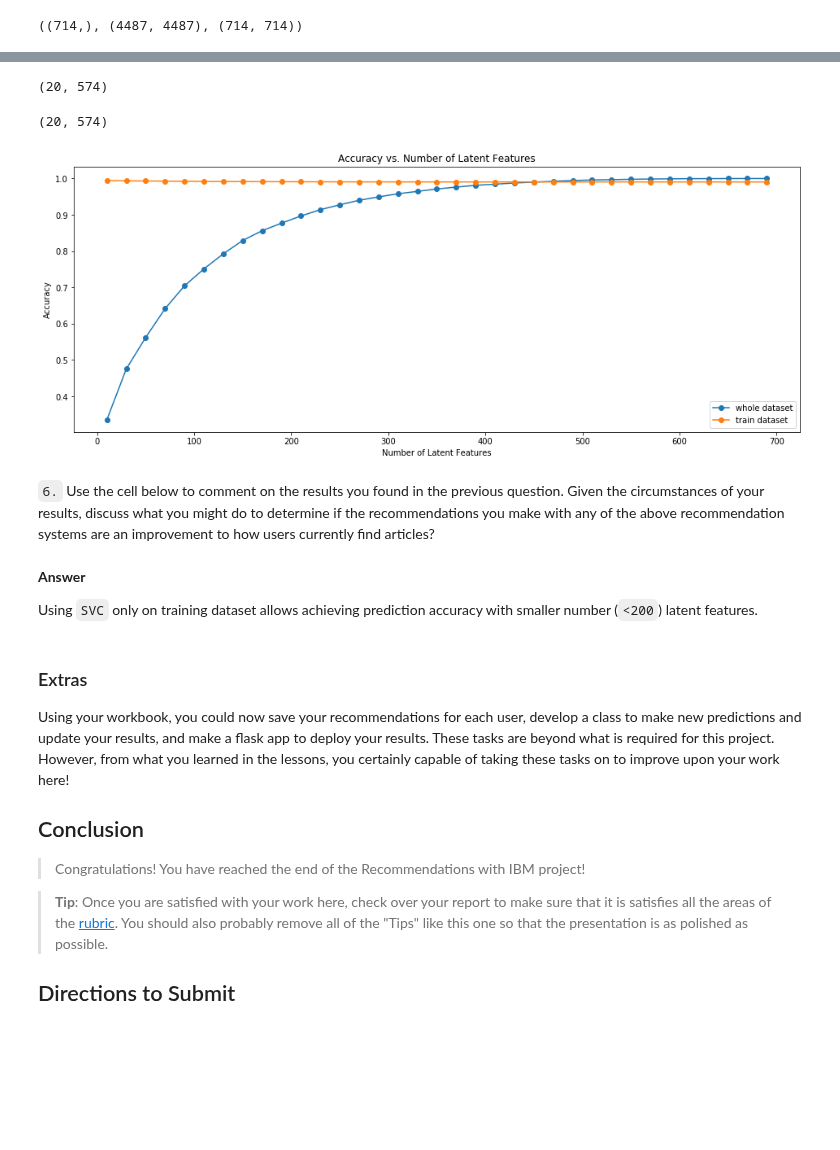
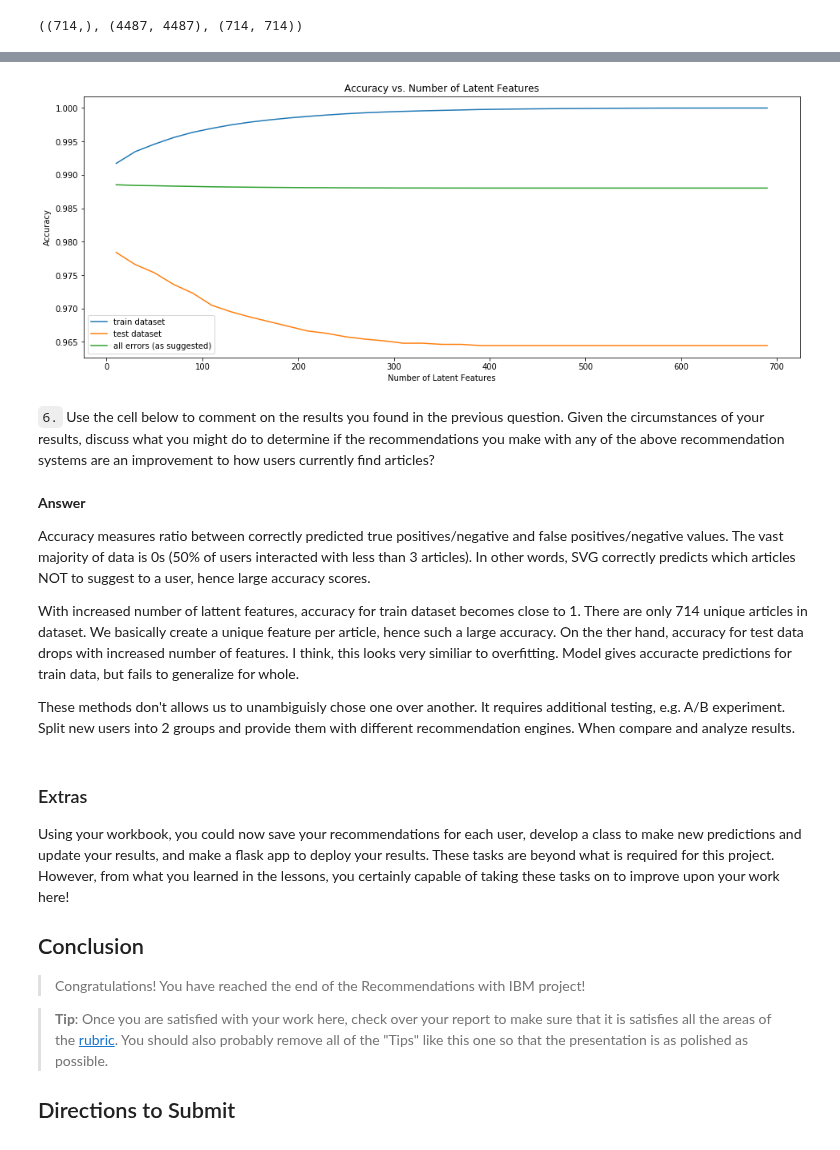
Before and after one commit to TK-Problem/nano_degree_DS, a Jupyter notebook: Experimental_Design/Project/Recommendations_with_IBM.ipynb, the cells around one changed output, grey strips where cells are left out. Drawn from its saved outputs; the diff is of its cells as text; code cells hidden in the pictures; blank space fills up the shorter version.

Commit message:
Recommendation engine second submission

```diff
--- a/Experimental_Design/Project/Recommendations_with_IBM.ipynb
+++ b/Experimental_Design/Project/Recommendations_with_IBM.ipynb
@@ -955,56 +859,0 @@ u_train[:, :k].shape
-# %%
-user_item_est = np.around(np.dot(np.dot(u_train_n[common_users, :], s_train_n), vt_train_n[:,common_articles]))
-user_item_est.shape
-# %% [output]
-(20, 574)
-# %%
-# user_item_test.shape
-# user_item_test.iloc[common_users]
-# common_users
-common_idx = list(np.array(list(common_users))+1)
-user_item_test.loc[user_item_test.index.isin(common_idx)]
-
-# user_item_test.shape
-# %% [output]
-(20, 574)
-# %%
-# get users which are in user_item_trains and can are found in test_idx
-common_users = set(user_item_train.index).intersection(set(test_idx))
-# substract one because Python enumerates positions from 0 not 1
-common_users = list(np.array(list(common_users))-1)
-# common indeces for extracting rows from user_item_test DataFrame
-common_idx = list(np.array(list(common_users))+1)
-
-# Get the column_ids of the user_item_train which are found in test_arts
-common_articles = np.isin(user_item_train['title'].columns, test_arts)
-
-
-
-# Use these cells to see how well you can use the training
-# decomposition to predict on test data
-sum_errs_2 = []
-
-for k in num_latent_feats:
-    # restructure with k latent features
-    s_train_n, u_train_n, vt_train_n = np.diag(s_train[:k]), u_train[:, :k], vt_train[:k, :]
-
-    # take dot product
-    user_item_est = np.around(np.dot(np.dot(u_train_n[common_users, :], s_train_n), vt_train_n[:,common_articles]))
-
-    # compute error for each prediction to actual value
-    diffs = np.subtract(user_item_test.loc[user_item_test.index.isin(common_idx)], user_item_est)
-
-    # total errors and keep track of them
-    err = np.sum(np.sum(np.abs(diffs)))
-    sum_errs_2.append(err)
-
-
-plt.figure(figsize=(16, 6))
-plt.plot(num_latent_feats, 1 - np.array(sum_errs)/df.shape[0], 'o-', label='whole dataset');
-plt.plot(num_latent_feats, 1 - np.array(sum_errs_2)/df.shape[0], 'o-', label='train dataset');
-plt.xlabel('Number of Latent Features');
-plt.ylabel('Accuracy');
-plt.title('Accuracy vs. Number of Latent Features');
-plt.legend();
-# %% [output]
-[figure, removed]
@@ -1011,9 +905,24 @@ plt.legend();
+# %%
+plt.figure(figsize=(16, 6))
+plt.plot(num_latent_feats, train_errs, '-', label='train dataset');
+plt.plot(num_latent_feats, test_errs, '-', label='test dataset');
+plt.plot(num_latent_feats, all_errs, '-', label='all errors (as suggested)');
+plt.xlabel('Number of Latent Features');
+plt.ylabel('Accuracy');
+plt.title('Accuracy vs. Number of Latent Features');
+plt.legend();
+# %% [output]
+[figure, added]
 # %% [markdown]
 `6.` Use the cell below to comment on the results you found in the previous question. Given the circumstances of your results, discuss what you might do to determine if the recommendations you make with any of the above recommendation systems are an improvement to how users currently find articles?
-# %% [markdown]
-**Answer**
-
-Using `SVC` only on training dataset allows achieving prediction accuracy with smaller number (`<200`) latent features.
+# %% [markdown]
+**Answer**
+
+Accuracy measures ratio between correctly predicted true positives/negative and false positives/negative values. The vast majority of data is 0s (50% of users interacted with less than 3 articles). In other words, SVG correctly predicts which articles NOT to suggest to a user, hence large accuracy scores.
+
+With increased number of lattent features, accuracy for train dataset becomes close to 1. There are only 714 unique articles in dataset. We basically create a unique feature per article, hence such a large accuracy. On the ther hand, accuracy for test data drops with increased number of features. I think, this looks very similiar to overfitting. Model gives accuracte predictions for train data, but fails to generalize for whole.
+
+These methods don't allows us to unambiguisly chose one over another. It requires additional testing, e.g. A/B experiment. Split new users into 2 groups and provide them with different recommendation engines. When compare and analyze results.
 # %% [markdown]
 <a id='conclusions'></a>
 ### Extras
```
Also changed, not shown: parts of 20 cells of this notebook.
